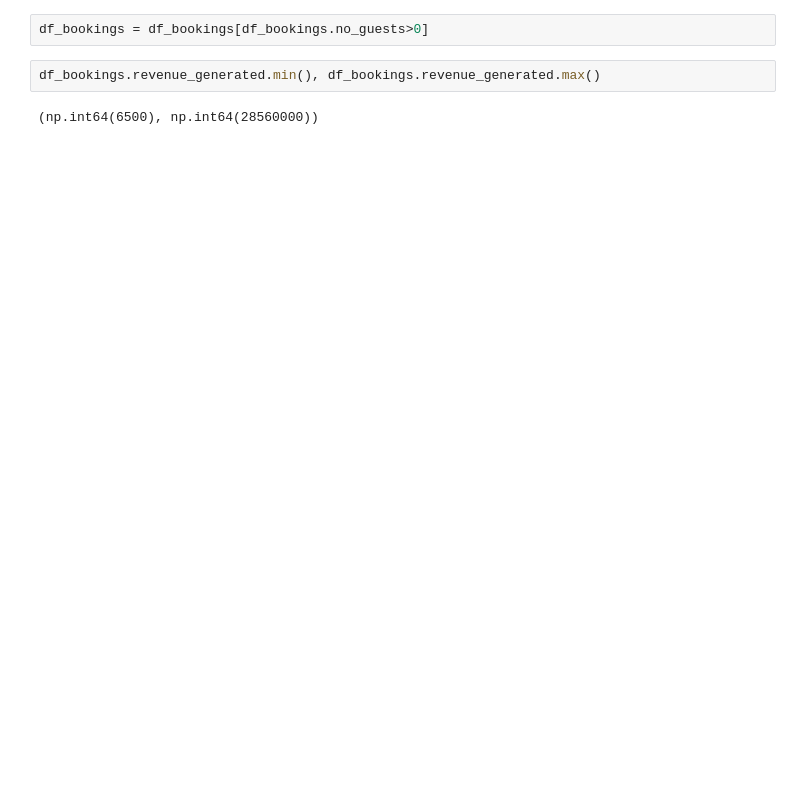
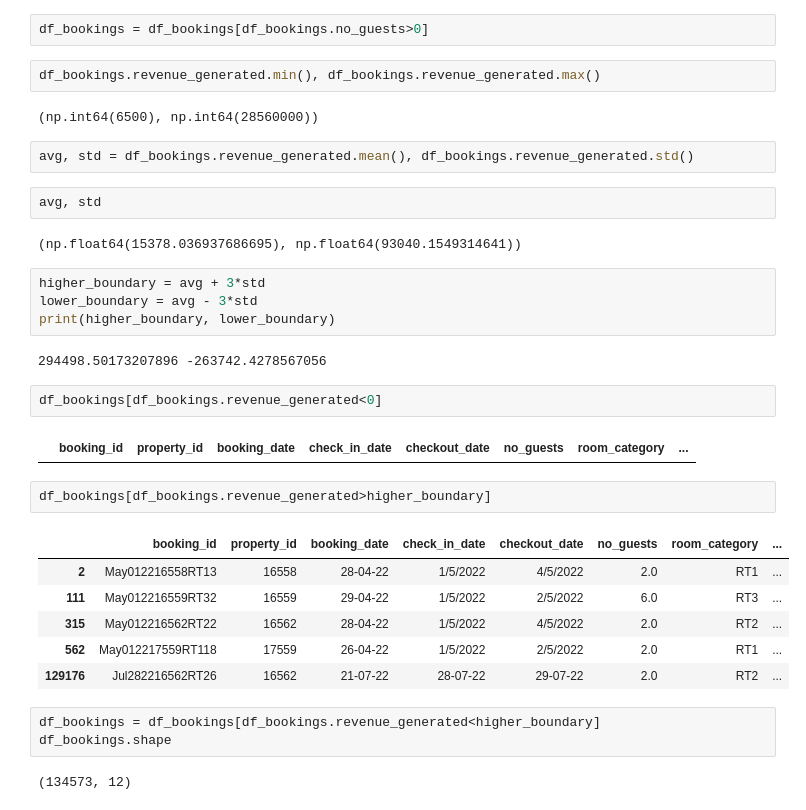
Before and after one commit to dev-p-analytics/hospitality-eda, a Jupyter notebook: hotel.ipynb, the cells around one changed output. Cells and saved outputs as stored; diff of their text form; blank space fills up the shorter version.

```diff
--- a/hotel.ipynb
+++ b/hotel.ipynb
@@ -115,3 +124,33 @@ df_bookings = df_bookings[df_bookings.no_guests>0]
 df_bookings.revenue_generated.min(), df_bookings.revenue_generated.max()
 # %% [output]
 (np.int64(6500), np.int64(28560000))
+# %%
+avg, std = df_bookings.revenue_generated.mean(), df_bookings.revenue_generated.std()
+# %%
+avg, std
+# %% [output]
+(np.float64(15378.036937686695), np.float64(93040.1549314641))
+# %%
+higher_boundary = avg + 3*std
+lower_boundary = avg - 3*std
+print(higher_boundary, lower_boundary)
+# %% [output]
+294498.50173207896 -263742.4278567056
+# %%
+df_bookings[df_bookings.revenue_generated<0]
+# %% [output]
+|  | booking_id | property_id | booking_date | check_in_date | checkout_date | no_guests | room_category | ... |
+# %%
+df_bookings[df_bookings.revenue_generated>higher_boundary]
+# %% [output]
+|  | booking_id | property_id | booking_date | check_in_date | checkout_date | no_guests | room_category | ... |
+| 2 | May012216558RT13 | 16558 | 28-04-22 | 1/5/2022 | 4/5/2022 | 2.0 | RT1 | ... |
+| 111 | May012216559RT32 | 16559 | 29-04-22 | 1/5/2022 | 2/5/2022 | 6.0 | RT3 | ... |
+| 315 | May012216562RT22 | 16562 | 28-04-22 | 1/5/2022 | 4/5/2022 | 2.0 | RT2 | ... |
+| 562 | May012217559RT118 | 17559 | 26-04-22 | 1/5/2022 | 2/5/2022 | 2.0 | RT1 | ... |
+| 129176 | Jul282216562RT26 | 16562 | 21-07-22 | 28-07-22 | 29-07-22 | 2.0 | RT2 | ... |
+# %%
+df_bookings = df_bookings[df_bookings.revenue_generated<higher_boundary]
+df_bookings.shape
+# %% [output]
+(134573, 12)
```
Also changed, not shown: parts of 8 cells of this notebook.
